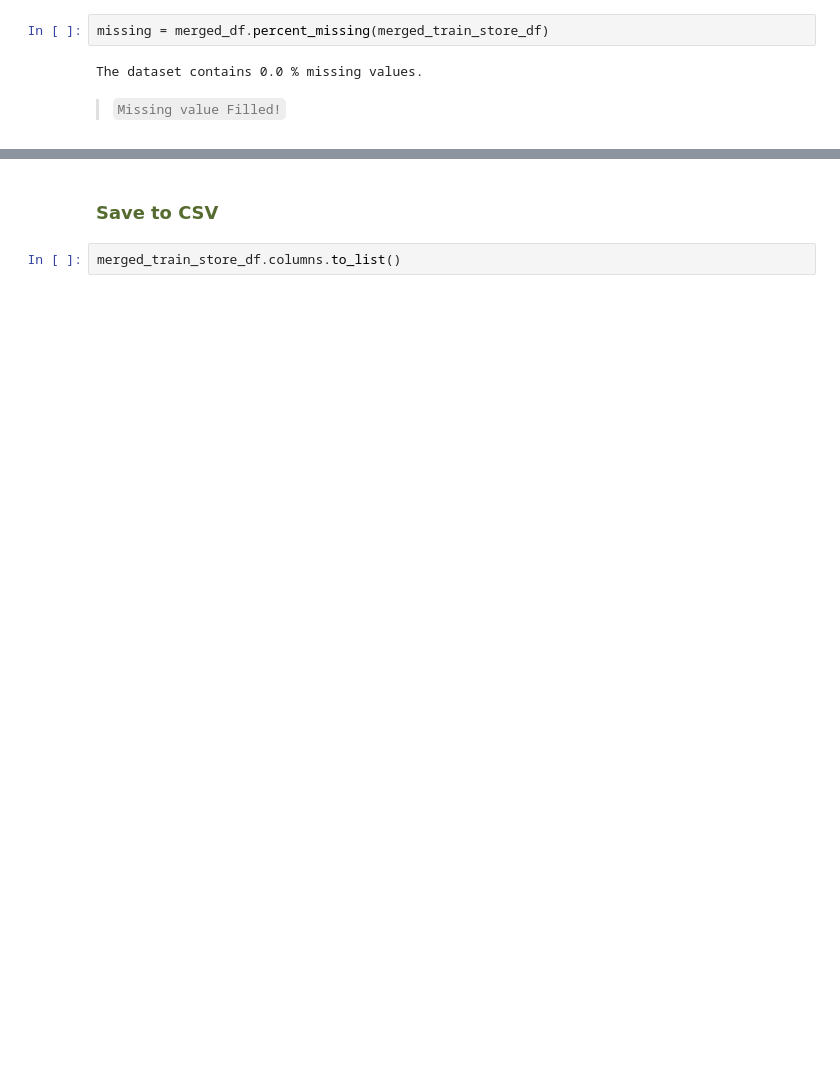
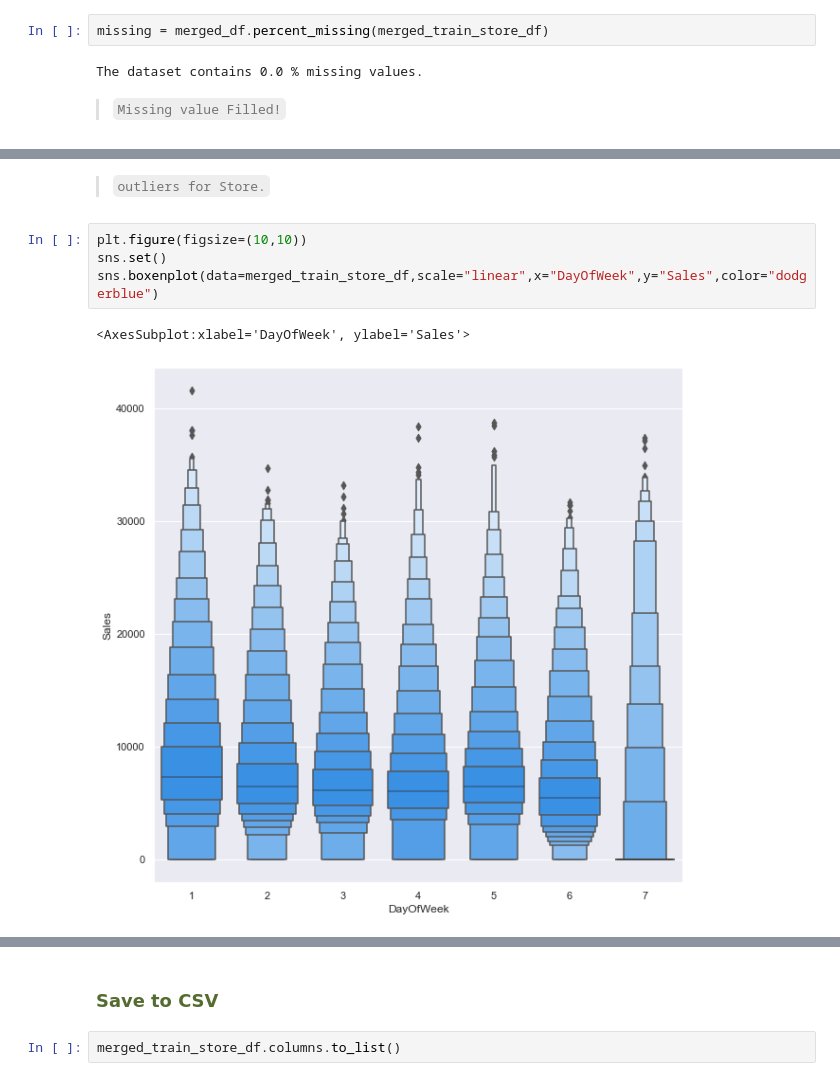
Before and after one commit to Melak2017/Pharmaceutical-Sales-Prediction-, a Jupyter notebook: notebooks/ml_preprocess.ipynb, the cells around one changed output, grey strips where cells are left out. Saved outputs shown, nothing was run; the diff lists cells and outputs as text; blank space fills up the shorter version.

```diff
--- a/notebooks/ml_preprocess.ipynb
+++ b/notebooks/ml_preprocess.ipynb
@@ -310,0 +361,9 @@ The dataset contains 0.0 % missing values.
+# %% [markdown]
+>`outliers for Store.`
+# %%
+plt.figure(figsize=(10,10))
+sns.set()
+sns.boxenplot(data=merged_train_store_df,scale="linear",x="DayOfWeek",y="Sales",color="dodgerblue")
+# %% [output]
+<AxesSubplot:xlabel='DayOfWeek', ylabel='Sales'>
+[figure, added]
```
Also changed, not shown: parts of 43 cells of this notebook.
